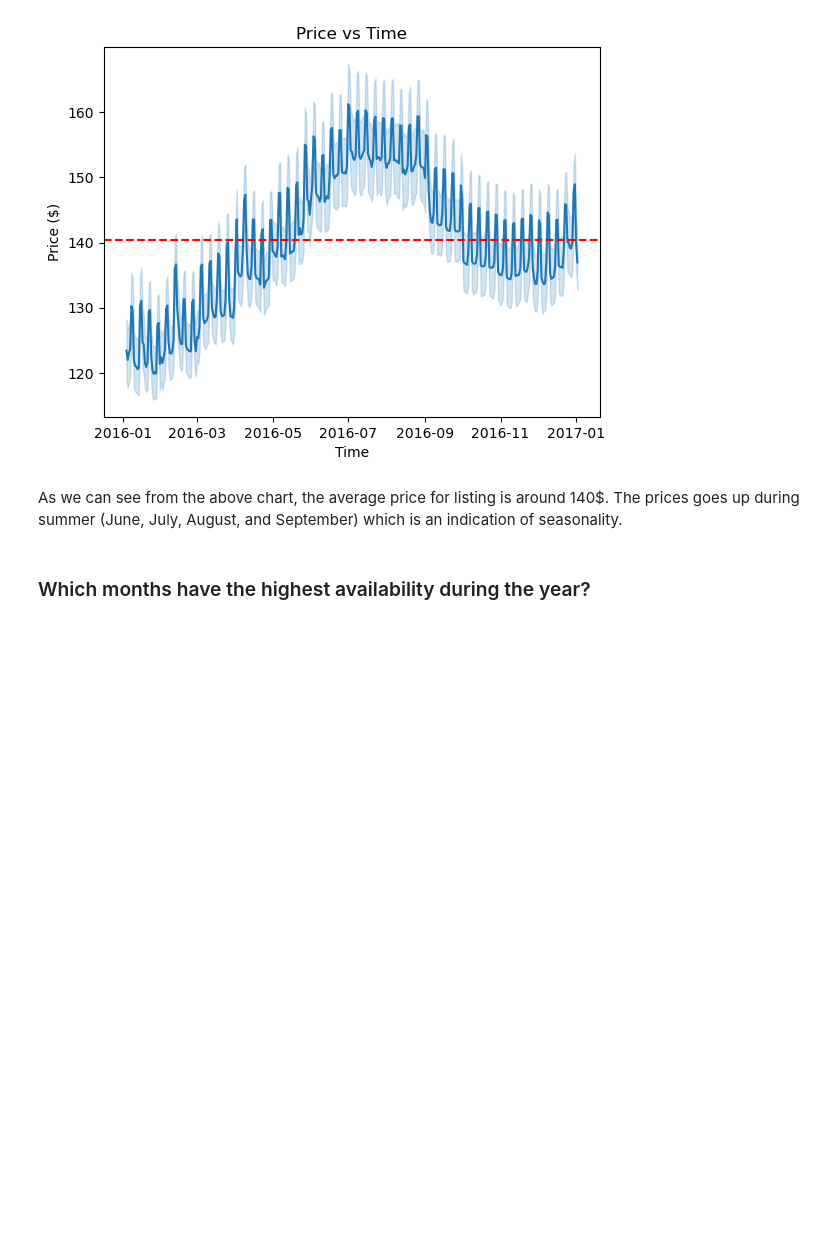
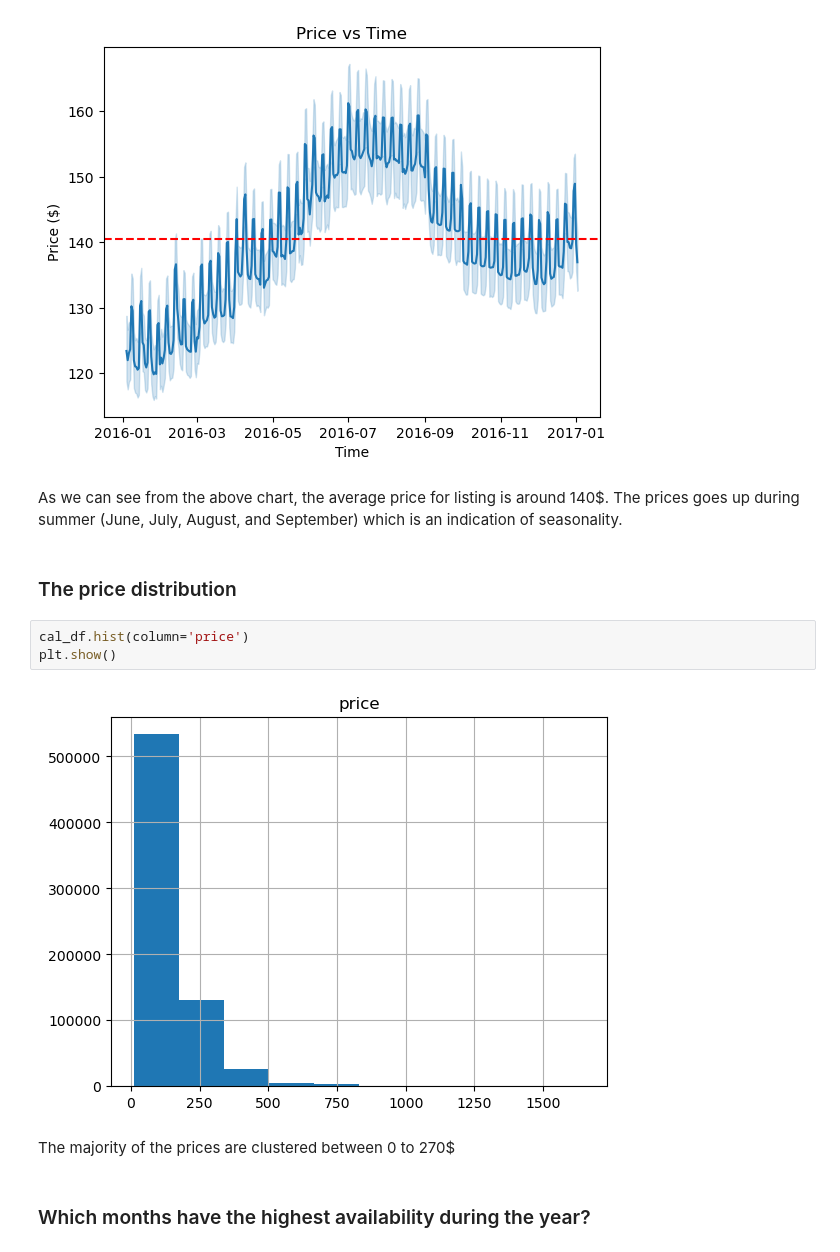
Before and after one commit to ruddysimon/ADS507---Practical-Data-Engineering, a Jupyter notebook: Airbnb_Seattle.ipynb, the cells around one changed output. Drawn from its saved outputs; the diff is of its cells as text; blank space fills up the shorter version.

```diff
--- a/Airbnb_Seattle.ipynb
+++ b/Airbnb_Seattle.ipynb
@@ -115,6 +128,15 @@ Text(0, 0.5, 'Price ($)')
 [figure]
 # %% [markdown]
 As we can see from the above chart, the average price for listing is around 140$. The prices goes up during summer (June, July, August, and September) which is an indication of seasonality.
+# %% [markdown]
+### The price distribution
+# %%
+cal_df.hist(column='price')
+plt.show()
+# %% [output]
+[figure, added]
+# %% [markdown]
+The majority of the prices are clustered between 0 to 270$
 # %% [markdown]
 ### Which months have the highest availability during the year?
 # %%
```
Also changed, not shown: parts of 40 cells of this notebook, 6 other files.
